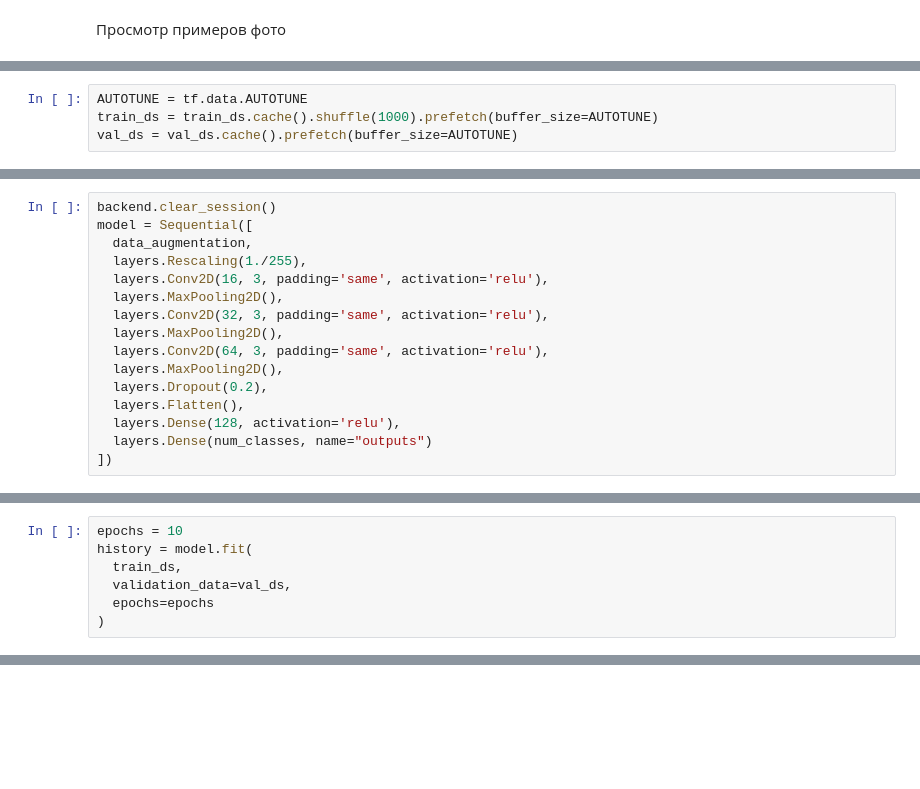
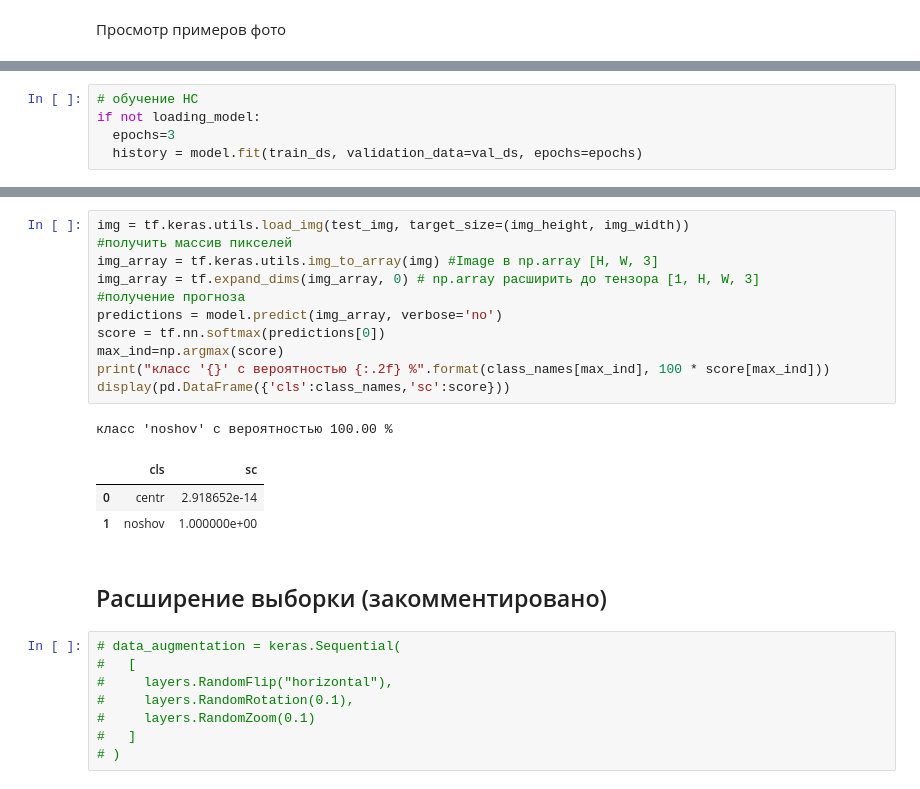
Before and after one commit to aepanfilov/shov, a Jupyter notebook: Shov.ipynb, the cells around one changed output, grey strips where cells are left out. Saved outputs shown, nothing was run; the diff lists cells and outputs as text; blank space fills up the shorter version.

```diff
--- a/Shov.ipynb
+++ b/Shov.ipynb
@@ -480,4 +259,0 @@ for images, labels in train_ds.take(1):
-# %%
-AUTOTUNE = tf.data.AUTOTUNE
-train_ds = train_ds.cache().shuffle(1000).prefetch(buffer_size=AUTOTUNE)
-val_ds = val_ds.cache().prefetch(buffer_size=AUTOTUNE)
@@ -627,16 +259,0 @@ for images, _ in train_ds.take(1):
-# %%
-backend.clear_session()
-model = Sequential([
-  data_augmentation,
-  layers.Rescaling(1./255),
-  layers.Conv2D(16, 3, padding='same', activation='relu'),
-  layers.MaxPooling2D(),
-  layers.Conv2D(32, 3, padding='same', activation='relu'),
-  layers.MaxPooling2D(),
-  layers.Conv2D(64, 3, padding='same', activation='relu'),
-  layers.MaxPooling2D(),
-  layers.Dropout(0.2),
-  layers.Flatten(),
-  layers.Dense(128, activation='relu'),
-  layers.Dense(num_classes, name="outputs")
-])
@@ -647,7 +259,0 @@ model.compile(optimizer='adam',
-# %%
-epochs = 10
-history = model.fit(
-  train_ds,
-  validation_data=val_ds,
-  epochs=epochs
-)
@@ -726,0 +260,5 @@ pd.DataFrame({'cls':class_names,'sc':score})
+# %%
+# обучение НС
+if not loading_model:
+  epochs=3
+  history = model.fit(train_ds, validation_data=val_ds, epochs=epochs)
@@ -726,0 +299,26 @@ pd.DataFrame({'cls':class_names,'sc':score})
+# %%
+img = tf.keras.utils.load_img(test_img, target_size=(img_height, img_width))
+#получить массив пикселей
+img_array = tf.keras.utils.img_to_array(img) #Image в np.array [H, W, 3]
+img_array = tf.expand_dims(img_array, 0) # np.array расширить до тензора [1, H, W, 3]
+#получение прогноза
+predictions = model.predict(img_array, verbose='no')
+score = tf.nn.softmax(predictions[0])
+max_ind=np.argmax(score)
+print("класс '{}' с вероятностью {:.2f} %".format(class_names[max_ind], 100 * score[max_ind]))
+display(pd.DataFrame({'cls':class_names,'sc':score}))
+# %% [output]
+класс 'noshov' с вероятностью 100.00 %
+|  | cls | sc |
+| 0 | centr | 2.918652e-14 |
+| 1 | noshov | 1.000000e+00 |
+# %% [markdown]
+## Расширение выборки (закомментировано)
+# %%
+# data_augmentation = keras.Sequential(
+#   [
+#     layers.RandomFlip("horizontal"),
+#     layers.RandomRotation(0.1),
+#     layers.RandomZoom(0.1)
+#   ]
+# )
```
Also changed, not shown: parts of 119 cells of this notebook, 1 other file.
